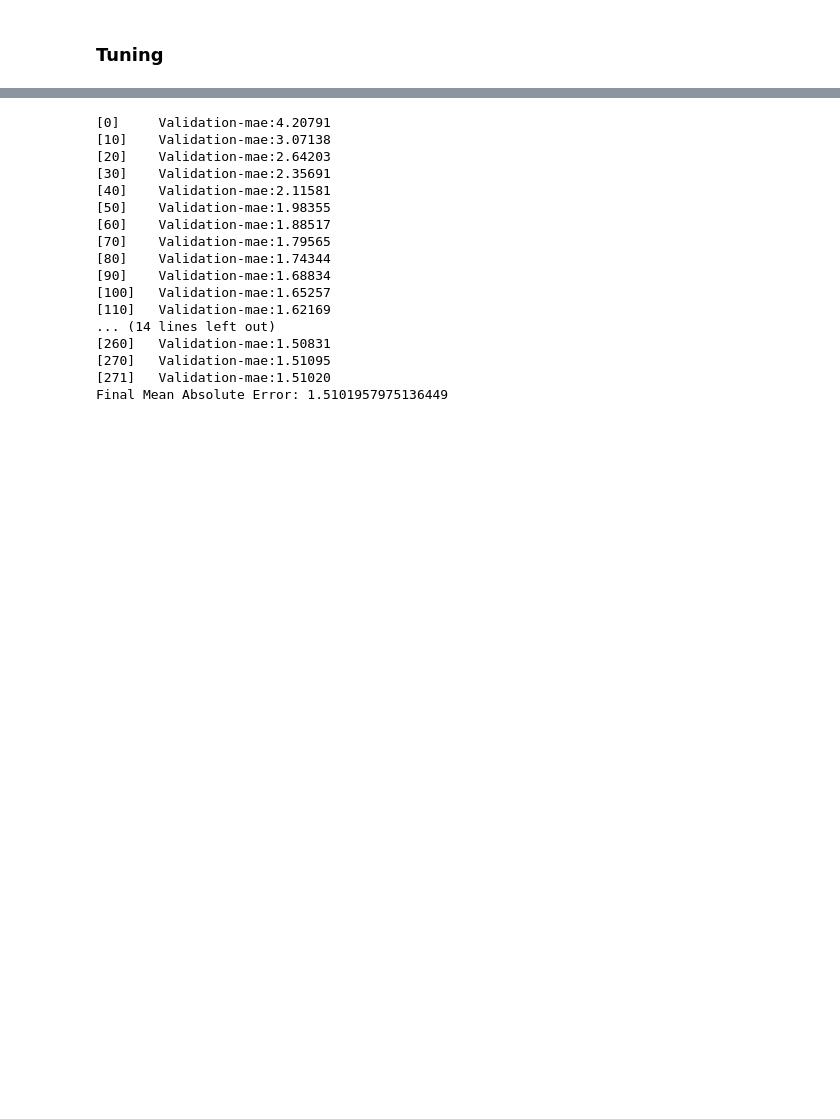
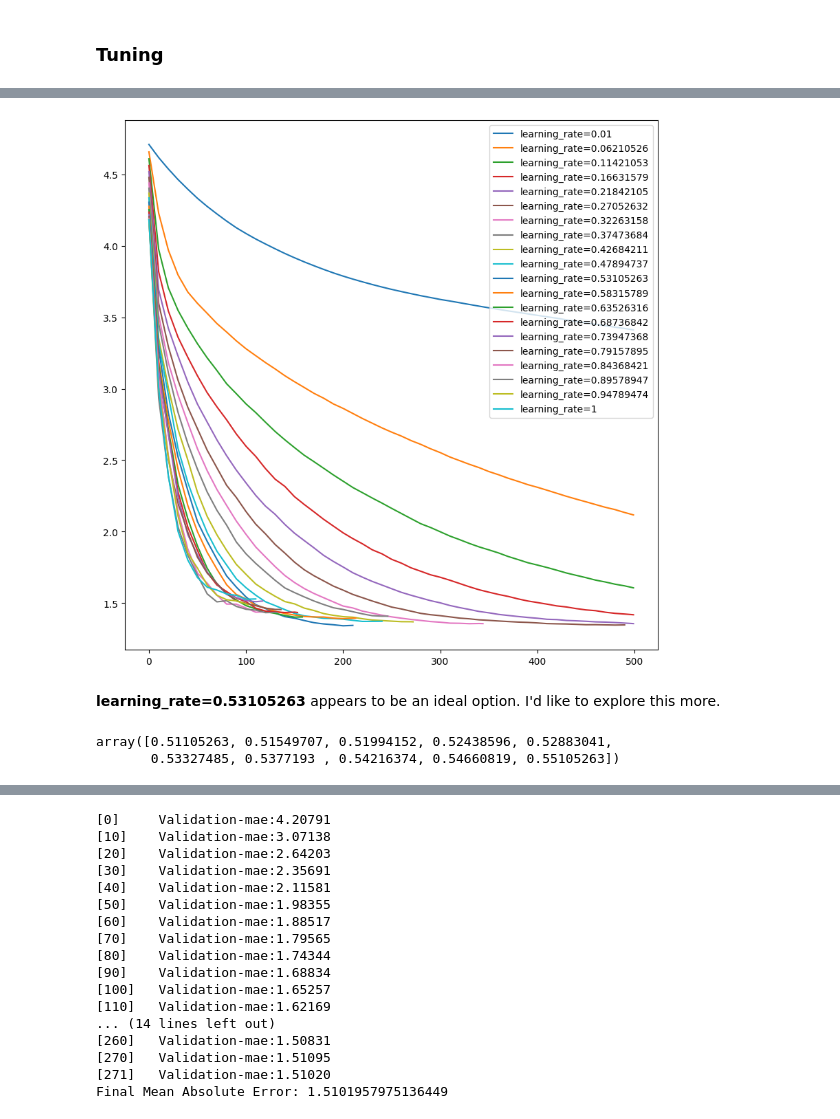
Before and after one commit to kabsmeiou/study-hours-estimator, a Jupyter notebook: notebook.ipynb, the cells around one changed output, grey strips where cells are left out. Saved outputs shown, nothing was run; the diff lists cells and outputs as text; code cells hidden in the pictures; blank space fills up the shorter version.

```diff
--- a/notebook.ipynb
+++ b/notebook.ipynb
@@ -814,0 +848,2 @@ model = xgb.train(
+# %%
+learning_rate = 1
@@ -814,0 +867,22 @@ model = xgb.train(
+# %%
+xgb_scores['learning_rate=%s' % learning_rate] = parse_output(output)
+# %%
+plt.figure(figsize=(10, 10))
+for l in [0.01      , 0.06210526, 0.11421053, 0.16631579, 0.21842105,
+       0.27052632, 0.32263158, 0.37473684, 0.42684211, 0.47894737,
+       0.53105263, 0.58315789, 0.63526316, 0.68736842, 0.73947368,
+       0.79157895, 0.84368421, 0.89578947, 0.94789474, 1]:
+    plt.plot(xgb_scores['learning_rate=%s' % l].n_iteration,
+             xgb_scores['learning_rate=%s' % l].mae,
+            label=f"learning_rate={l}")
+plt.legend()
+plt.show()
+# %% [output]
+[figure, added]
+# %% [markdown]
+**learning_rate=0.53105263** appears to be an ideal option. I'd like to explore this more.
+# %%
+np.linspace(0.53105263 - .020, 0.53105263 + .020, 10)
+# %% [output]
+array([0.51105263, 0.51549707, 0.51994152, 0.52438596, 0.52883041,
+       0.53327485, 0.5377193 , 0.54216374, 0.54660819, 0.55105263])
```
Also changed, not shown: parts of 25 cells of this notebook.
